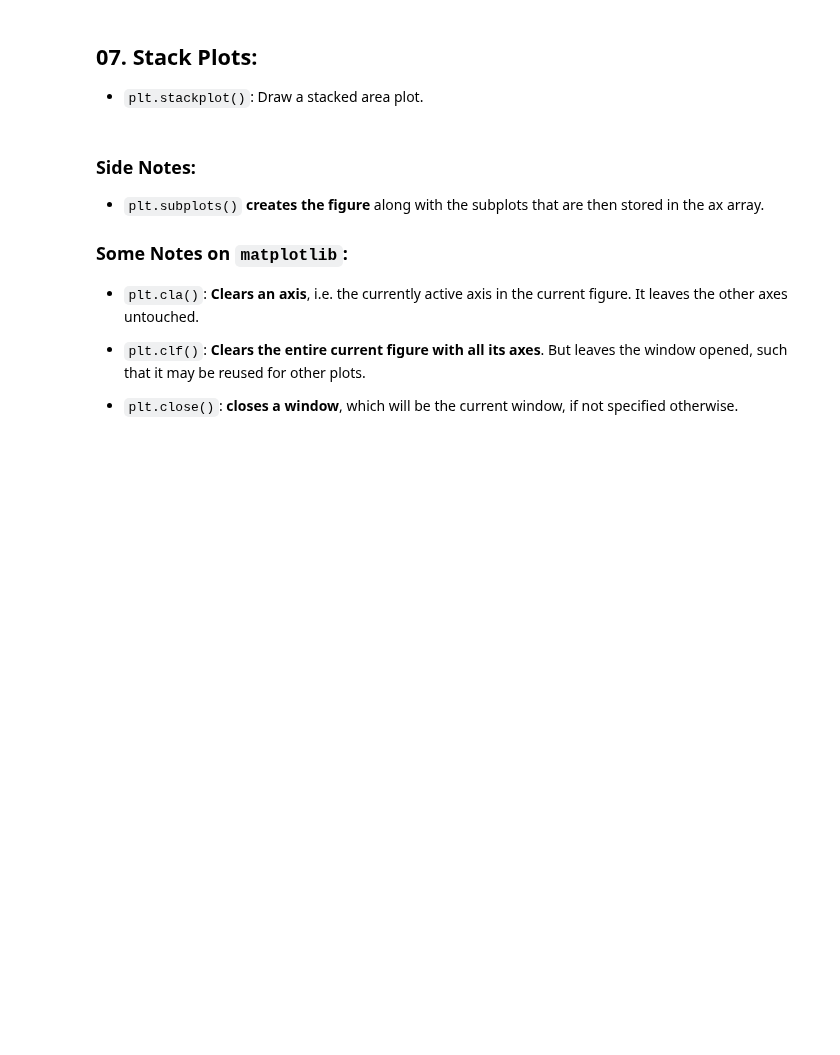
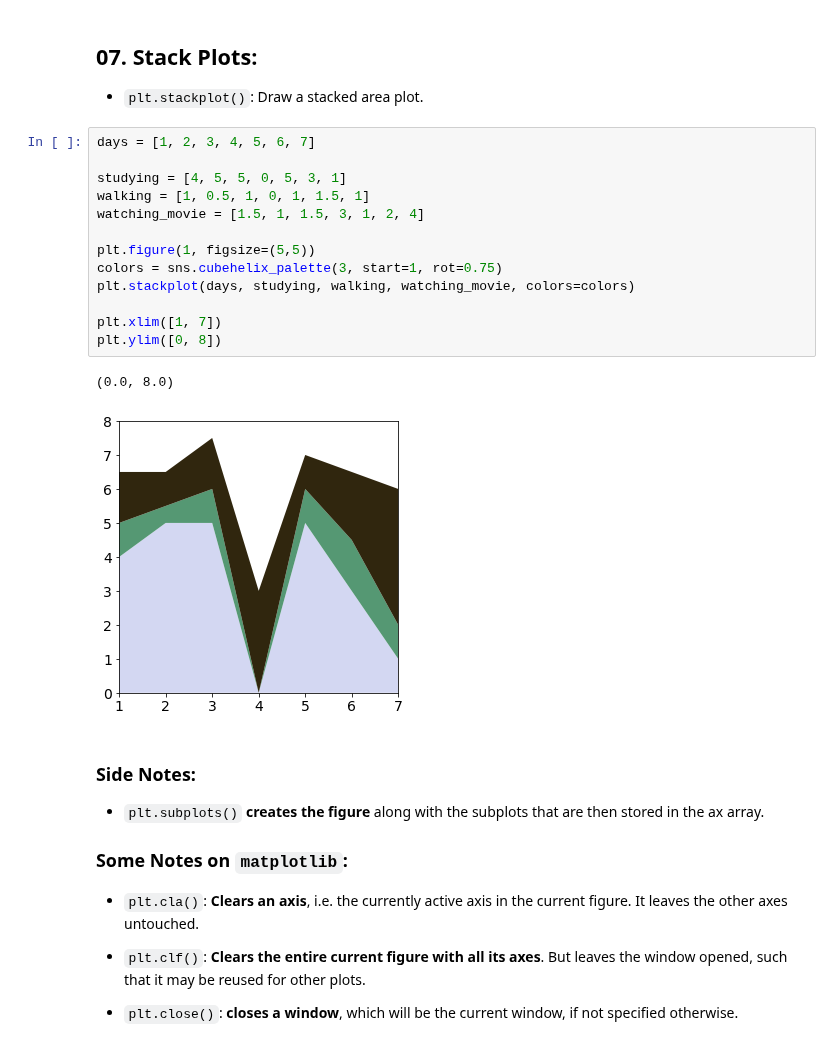
Before and after one commit to DavoodSZ1993/Python_Tutorial, a Jupyter notebook: 1_matplotlib_plots.ipynb, the cells around one changed output. Cells and saved outputs as stored; diff of their text form; blank space fills up the shorter version.

```diff
--- a/1_matplotlib_plots.ipynb
+++ b/1_matplotlib_plots.ipynb
@@ -209,6 +209,22 @@ plt.hist(dist_data, bins=100);
 ## 07. Stack Plots:
 
 * `plt.stackplot()`: Draw a stacked area plot.
+# %%
+days = [1, 2, 3, 4, 5, 6, 7]
+
+studying = [4, 5, 5, 0, 5, 3, 1]
+walking = [1, 0.5, 1, 0, 1, 1.5, 1]
+watching_movie = [1.5, 1, 1.5, 3, 1, 2, 4]
+
+plt.figure(1, figsize=(5,5))
+colors = sns.cubehelix_palette(3, start=1, rot=0.75)
+plt.stackplot(days, studying, walking, watching_movie, colors=colors)
+
+plt.xlim([1, 7])
+plt.ylim([0, 8])
+# %% [output]
+(0.0, 8.0)
+[figure, added]
 # %% [markdown]
 ### Side Notes:
 * `plt.subplots()` **creates the figure** along with the subplots that are then stored in the ax array.
```
Also changed, not shown: parts of 3 cells of this notebook.
